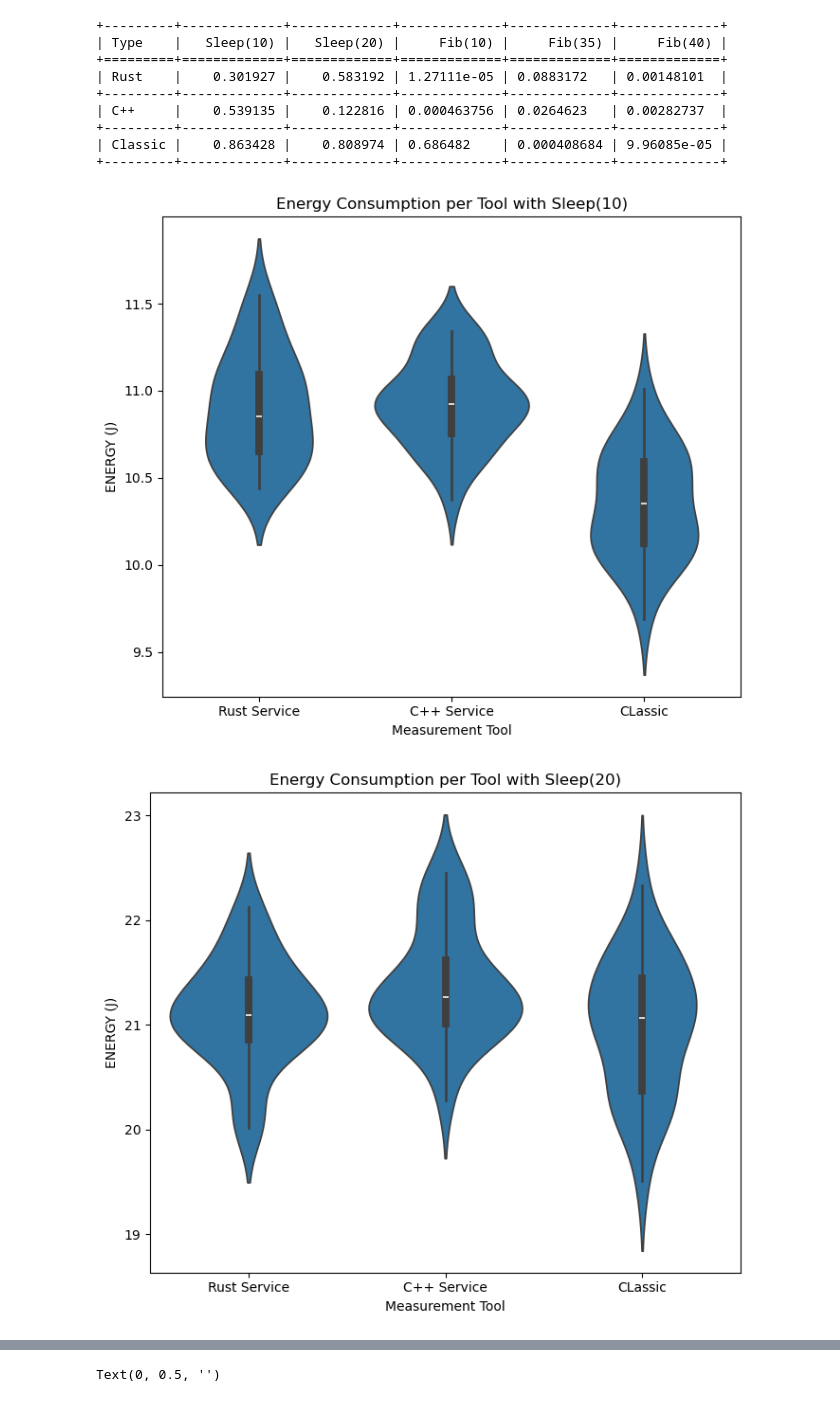
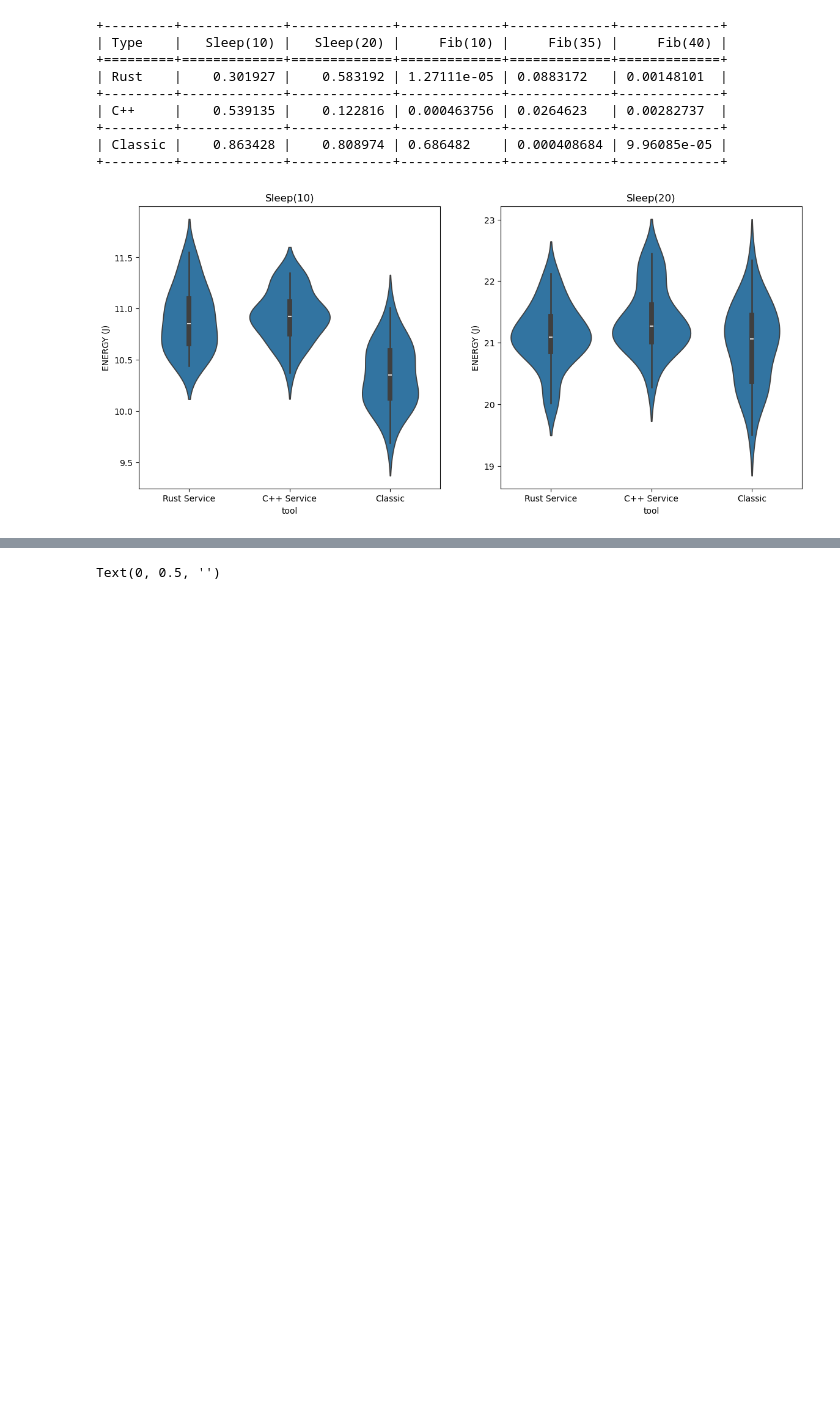
Before and after one commit to reglayass/EnergiBridge_RPC, a Jupyter notebook: py/results_analysis.ipynb, the cells around one changed output, grey strips where cells are left out. Drawn from its saved outputs; the diff is of its cells as text; code cells hidden in the pictures; blank space fills up the shorter version.

```diff
--- a/py/results_analysis.ipynb
+++ b/py/results_analysis.ipynb
@@ -59,24 +59,19 @@ print(tabulate(data_sleep_p_data, headers=["Type", "Sleep(10)", "Sleep(20)", "Fi
 | Classic |    0.863428 |    0.808974 | 0.686482    | 0.000408684 | 9.96085e-05 |
 +---------+-------------+-------------+-------------+-------------+-------------+
 # %%
-plt.figure(figsize=(7, 6))
-ax = sns.violinplot(x="tool", y="PACKAGE ENERGY (J)", data=pd.concat([data_sleep['rust_sleep_10'], data_sleep['cpp_sleep_10'], data_sleep['nonservice_sleep_10']]))
-plt.title("Energy Consumption per Tool with Sleep(10)")
-plt.xlabel("Measurement Tool")
-plt.ylabel("ENERGY (J)")
-ax.set_xticklabels(["Rust Service", "C++ Service", "CLassic"])
-plt.tight_layout()
+fig, axes = plt.subplots(1, 2, figsize=(14, 6))
+
+ax = sns.violinplot(ax=axes[0], x="tool", y="PACKAGE ENERGY (J)", data=pd.concat([data_sleep['rust_sleep_10'], data_sleep['cpp_sleep_10'], data_sleep['nonservice_sleep_10']]))
+axes[0].set_title("Sleep(10)")
+axes[0].set_ylabel("ENERGY (J)")
+axes[0].set_xticklabels(["Rust Service", "C++ Service", "Classic"])
+
+ax = sns.violinplot(ax=axes[1], x="tool", y="PACKAGE ENERGY (J)", data=pd.concat([data_sleep['rust_sleep_20'], data_sleep['cpp_sleep_20'], data_sleep['nonservice_sleep_20']]))
+axes[1].set_title("Sleep(20)")
+axes[1].set_ylabel("ENERGY (J)")
+axes[1].set_xticklabels(["Rust Service", "C++ Service", "Classic"])
+
 plt.show()
-
-plt.figure(figsize=(7, 6))
-ax = sns.violinplot(x="tool", y="PACKAGE ENERGY (J)", data=pd.concat([data_sleep['rust_sleep_20'], data_sleep['cpp_sleep_20'], data_sleep['nonservice_sleep_20']]))
-plt.title("Energy Consumption per Tool with Sleep(20)")
-plt.xlabel("Measurement Tool")
-plt.ylabel("ENERGY (J)")
-ax.set_xticklabels(["Rust Service", "C++ Service", "CLassic"])
-plt.tight_layout()
-plt.show()
 # %% [output]
-[figure, old version]
+[figure, new version]
-[figure, removed]
 # %%
```
Also changed, not shown: parts of 6 cells of this notebook, 2 other files.
